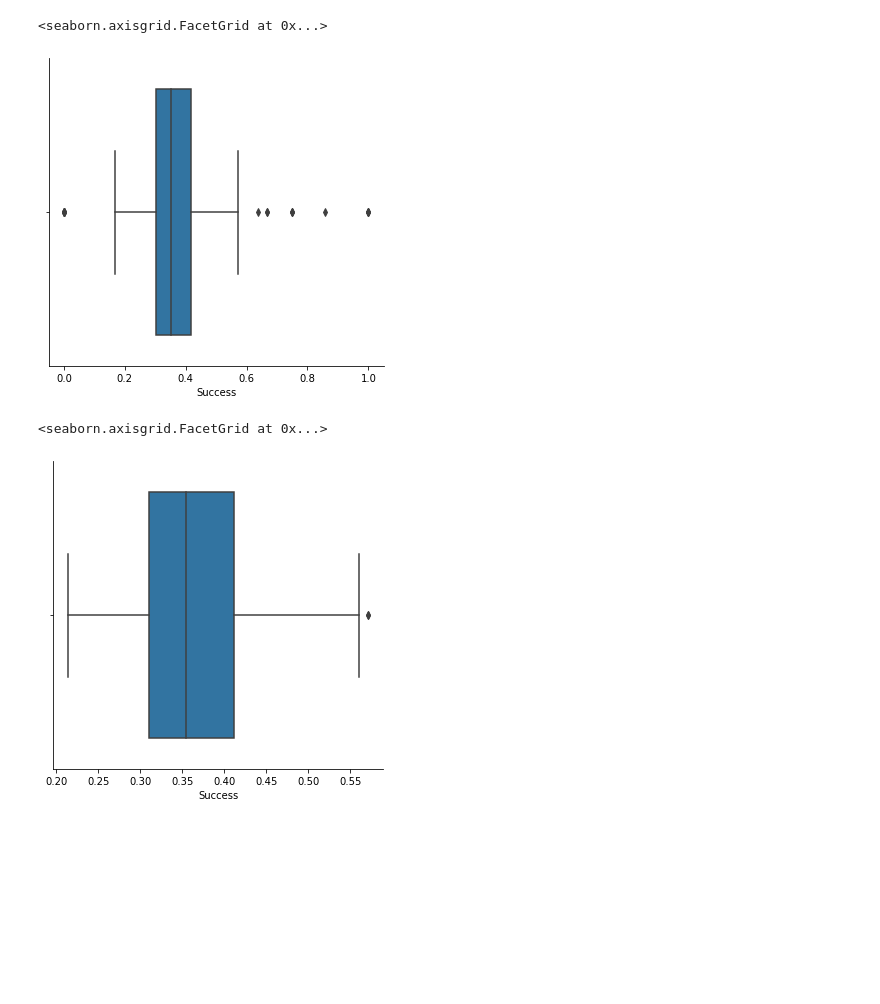
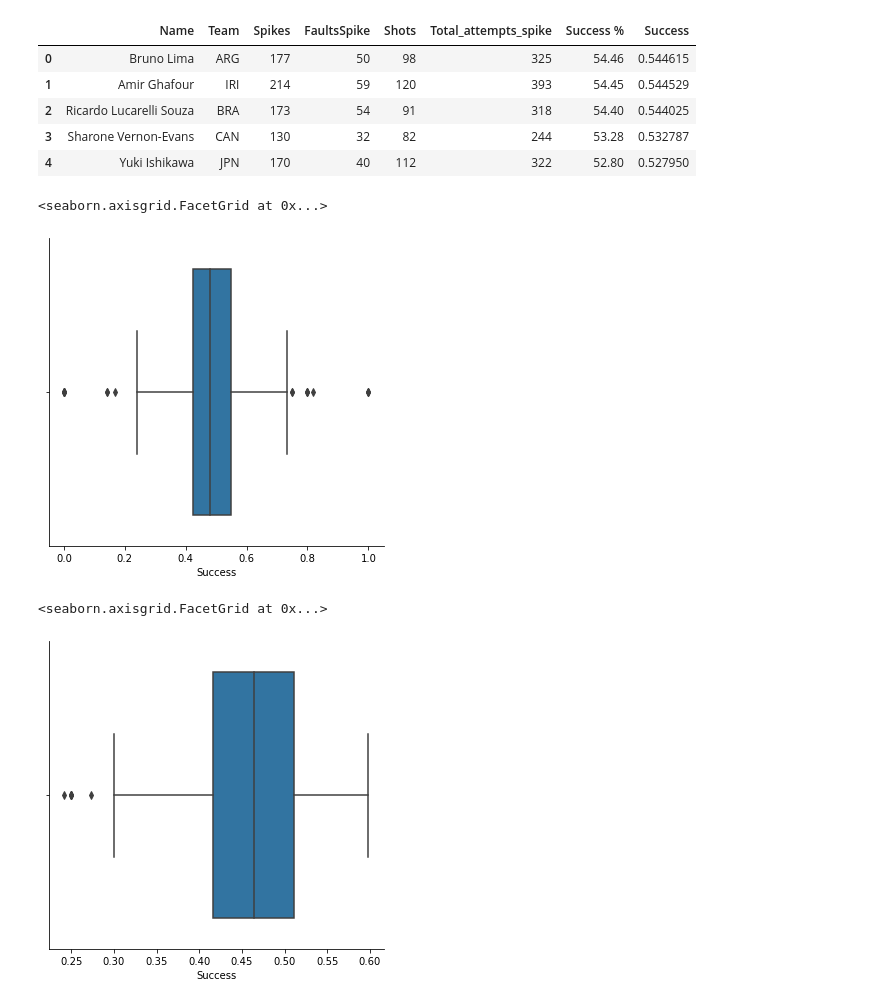
Before and after one commit to Quentin1402/dep-t-python, a Jupyter notebook: Présentation.ipynb, the cells around one changed output. Saved outputs shown, nothing was run; the diff lists cells and outputs as text; code cells hidden in the pictures; blank space fills up the shorter version.

```diff
--- a/Présentation.ipynb
+++ b/Présentation.ipynb
@@ -1,30 +1,39 @@
 # %%
 import numpy as np
 import pandas as pd
 import seaborn as sb
 
 # Comment déterminer la meilleure équipe ?
 
 # 1) Présentation rapide du  volley
 # 2) Comment mettre des points des points au volley
 # a) Les Attaques
 
 attackers = pd.read_csv('C:/Users/asus tuf/Downloads/men_best_attackers.csv');
 attackers.rename(columns={"Faults": "FaultsSpike"}, inplace=True)
 attackers.rename(columns={"Total attempts": "Total_attempts_spike"}, inplace=True)
 attackers.drop(["Rank", "ShirtNumber"], axis = 1, inplace=True)
-attackers["Success"] = attackers["Shots"] / attackers["Total_attempts_spike"]
+attackers["Success"] = attackers["Spikes"] / attackers["Total_attempts_spike"]
 
-sb.catplot(x='Success', data=attackers, kind='box')
+attackers.head(5)
 # %% [output]
-<seaborn.axisgrid.FacetGrid at 0x...>
-[figure, removed]
+|  | Name | Team | Spikes | FaultsSpike | Shots | Total_attempts_spike | Success % | Success |
+| 0 | Bruno Lima | ARG | 177 | 50 | 98 | 325 | 54.46 | 0.544615 |
+| 1 | Amir Ghafour | IRI | 214 | 59 | 120 | 393 | 54.45 | 0.544529 |
+| 2 | Ricardo Lucarelli Souza | BRA | 173 | 54 | 91 | 318 | 54.40 | 0.544025 |
+| 3 | Sharone Vernon-Evans | CAN | 130 | 32 | 82 | 244 | 53.28 | 0.532787 |
+| 4 | Yuki Ishikawa | JPN | 170 | 40 | 112 | 322 | 52.80 | 0.527950 |
+# %%
+sb.catplot(x='Success', data=attackers, kind='box')
+# %% [output]
+<seaborn.axisgrid.FacetGrid at 0x...>
+[figure, added]
 # %%
 # Beaucoup de valeurs abérantes à cause de ceux qui ne joue pas beaucoup donc on les enlève
 sb.catplot(x='Success', data=attackers.query("Success < 0.6 & Success > 0.2"), kind='box')
 # %% [output]
 <seaborn.axisgrid.FacetGrid at 0x...>
-[figure, old version]
+[figure, new version]
 # %%
 sb.catplot(x="Team", y="Success", data= attackers.query("Success < 0.6 & Success > 0.2"), kind="bar", height=10)
 # %% [output]
```
Also changed, not shown: parts of 6 cells of this notebook.
